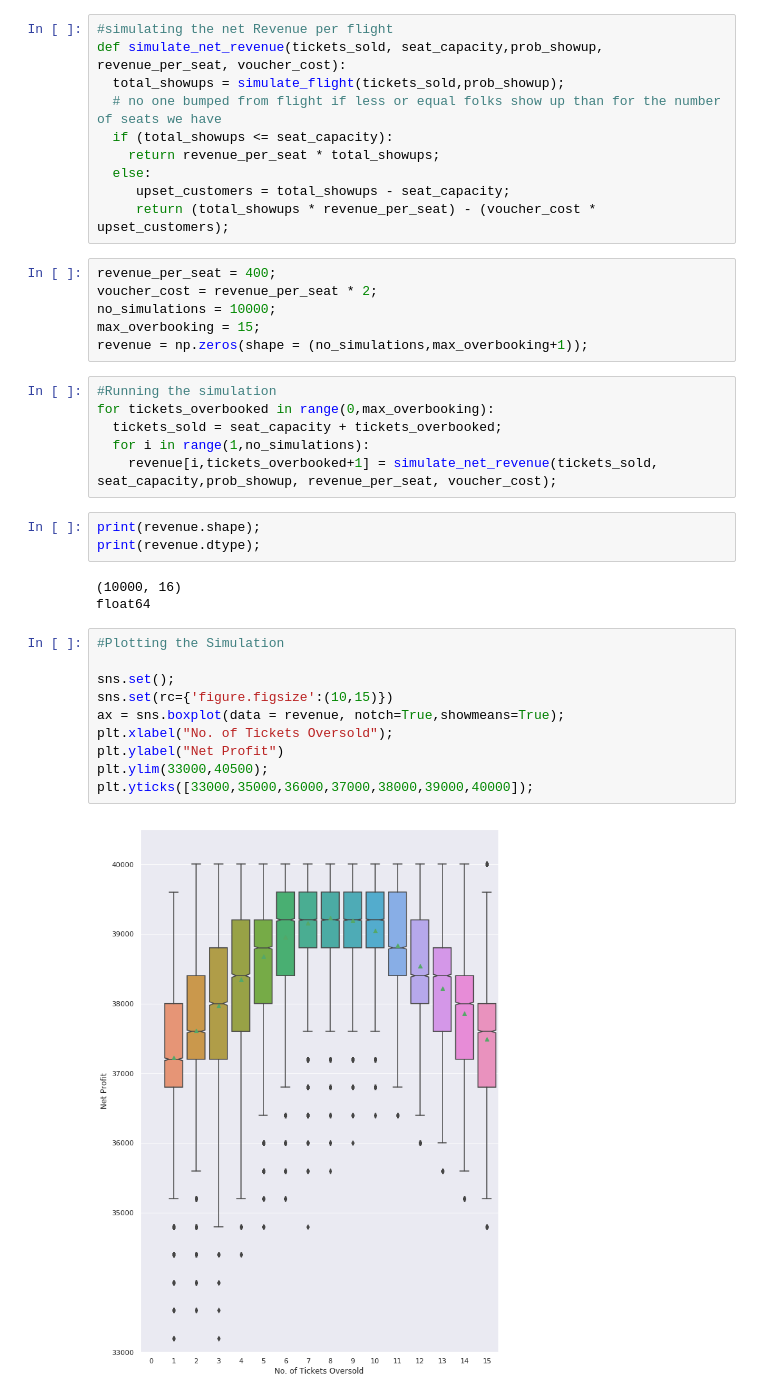
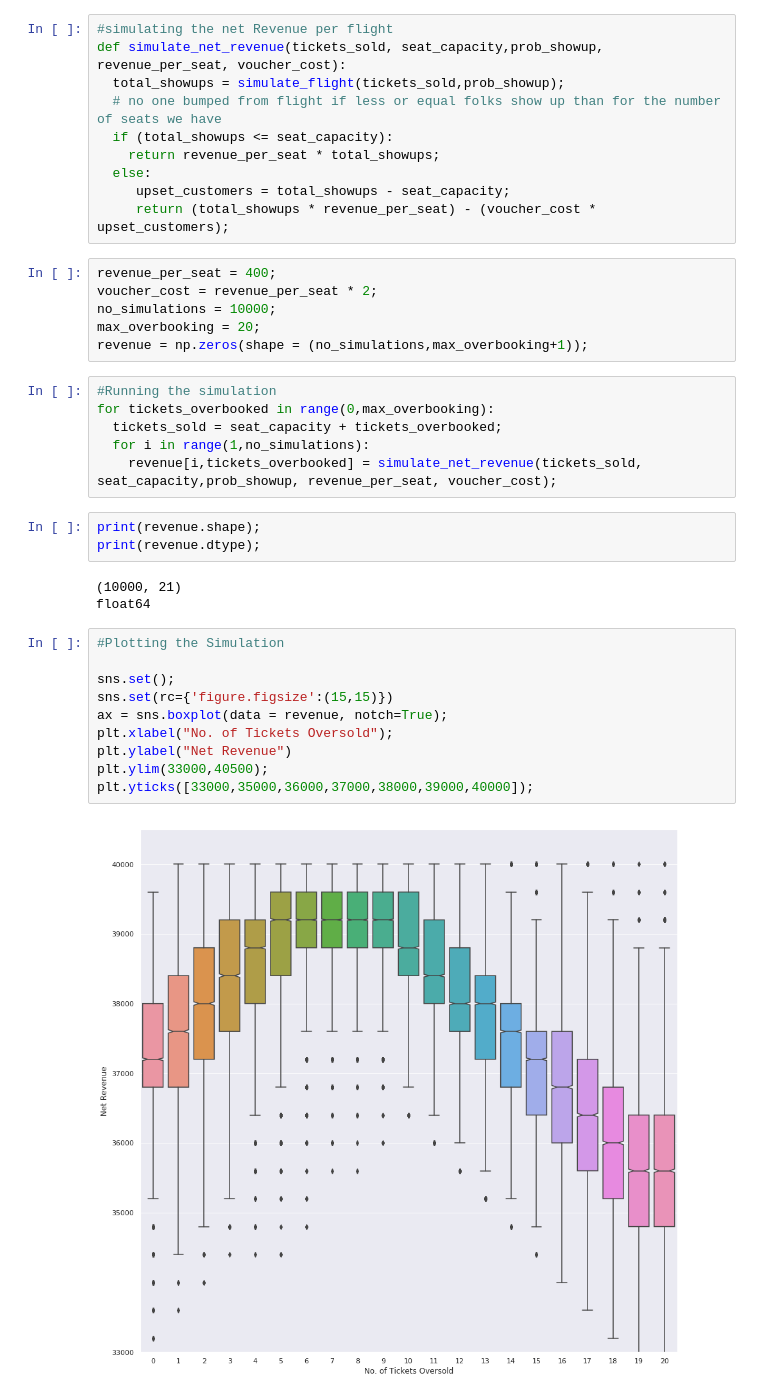
Before and after one commit to gswarge/Monte_carlo_simulation_airline_overbooking, a Jupyter notebook: Airline_Overbooking_Simulation.ipynb, the cells around one changed output. Cells and saved outputs as stored; diff of their text form.

```diff
--- a/Airline_Overbooking_Simulation.ipynb
+++ b/Airline_Overbooking_Simulation.ipynb
@@ -45,29 +47,29 @@ def simulate_net_revenue(tickets_sold, seat_capacity,prob_showup, revenue_per_se
 revenue_per_seat = 400;
 voucher_cost = revenue_per_seat * 2;
 no_simulations = 10000;
-max_overbooking = 15;
+max_overbooking = 20;
 revenue = np.zeros(shape = (no_simulations,max_overbooking+1));
 # %%
 #Running the simulation
 for tickets_overbooked in range(0,max_overbooking):
   tickets_sold = seat_capacity + tickets_overbooked;
   for i in range(1,no_simulations):
-    revenue[i,tickets_overbooked+1] = simulate_net_revenue(tickets_sold, seat_capacity,prob_showup, revenue_per_seat, voucher_cost);
+    revenue[i,tickets_overbooked] = simulate_net_revenue(tickets_sold, seat_capacity,prob_showup, revenue_per_seat, voucher_cost);
 # %%
 print(revenue.shape);
 print(revenue.dtype);
 # %% [output]
-(10000, 16)
+(10000, 21)
 float64
 # %%
 #Plotting the Simulation
 
 sns.set();
-sns.set(rc={'figure.figsize':(10,15)})
-ax = sns.boxplot(data = revenue, notch=True,showmeans=True);
+sns.set(rc={'figure.figsize':(15,15)})
+ax = sns.boxplot(data = revenue, notch=True);
 plt.xlabel("No. of Tickets Oversold");
-plt.ylabel("Net Profit")
+plt.ylabel("Net Revenue")
 plt.ylim(33000,40500);
 plt.yticks([33000,35000,36000,37000,38000,39000,40000]);
 # %% [output]
-[figure, old version]
+[figure, new version]
```
Also changed, not shown: parts of 1 cell of this notebook.
